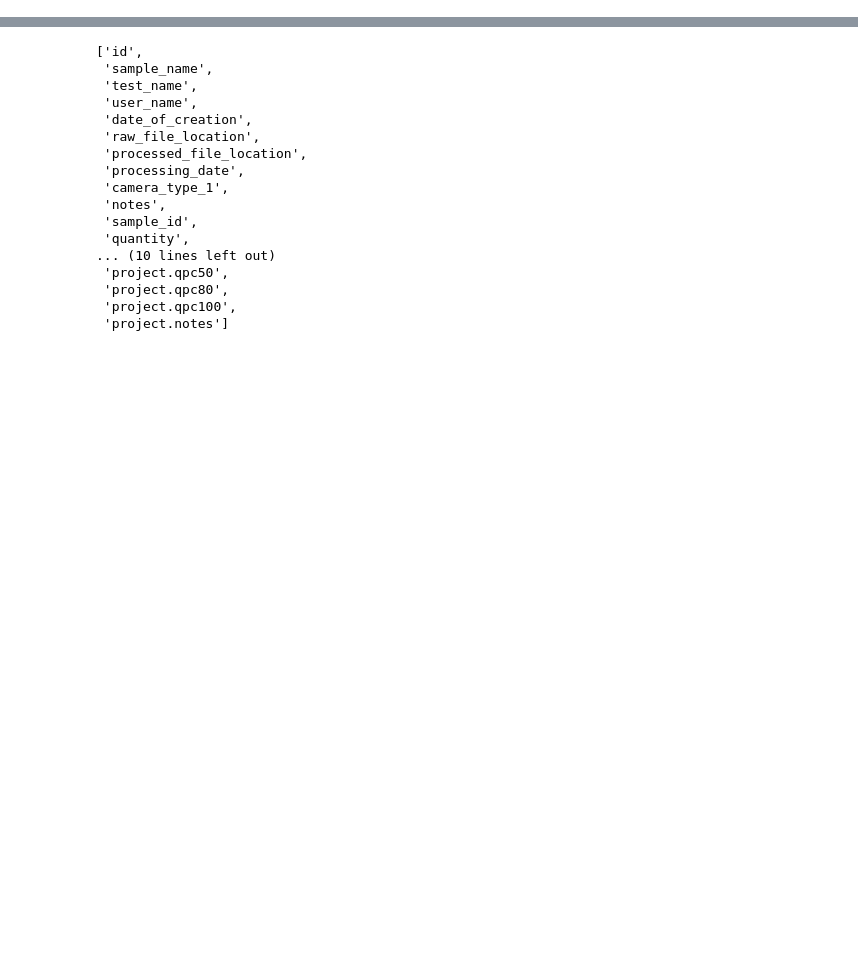
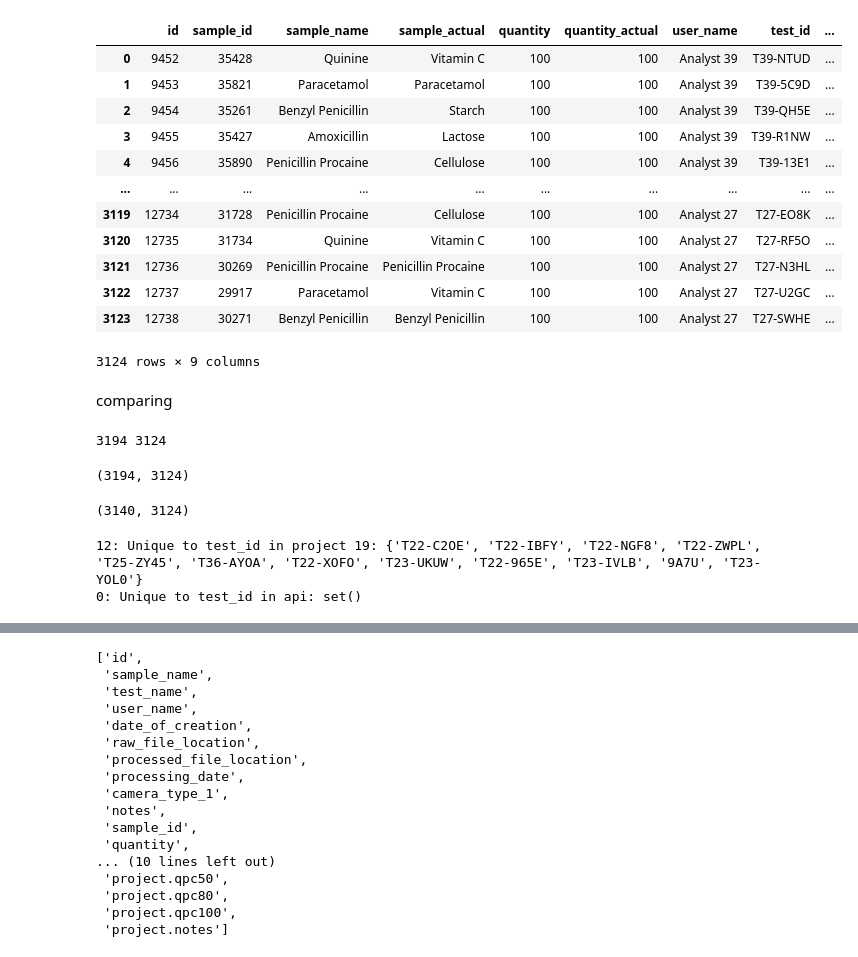
Before and after one commit to PaperAnalyticalDeviceND/pad_dataset_registry, a Jupyter notebook: nbs/DATASET__MSH-Tanzania/EXP__project-MSH-Tanzania-id-19-complete.ipynb, the cells around one changed output, grey strips where cells are left out. Drawn from its saved outputs; the diff is of its cells as text; code cells hidden in the pictures; blank space fills up the shorter version.

```diff
--- a/nbs/DATASET__MSH-Tanzania/EXP__project-MSH-Tanzania-id-19.ipynb
+++ b/nbs/DATASET__MSH-Tanzania/EXP__project-MSH-Tanzania-id-19-complete.ipynb
@@ -22,0 +44,53 @@ def get_project_data(project_id):
+# %%
+double_blind_for_api = pd.read_csv('double_blind_for_api_results.csv')
+double_blind_for_api
+# %% [output]
+|  | id | sample_id | sample_name | sample_actual | quantity | quantity_actual | user_name | test_id | ... |
+| 0 | 9452 | 35428 | Quinine | Vitamin C | 100 | 100 | Analyst 39 | T39-NTUD | ... |
+| 1 | 9453 | 35821 | Paracetamol | Paracetamol | 100 | 100 | Analyst 39 | T39-5C9D | ... |
+| 2 | 9454 | 35261 | Benzyl Penicillin | Starch | 100 | 100 | Analyst 39 | T39-QH5E | ... |
+| 3 | 9455 | 35427 | Amoxicillin | Lactose | 100 | 100 | Analyst 39 | T39-R1NW | ... |
+| 4 | 9456 | 35890 | Penicillin Procaine | Cellulose | 100 | 100 | Analyst 39 | T39-13E1 | ... |
+| ... | ... | ... | ... | ... | ... | ... | ... | ... | ... |
+| 3119 | 12734 | 31728 | Penicillin Procaine | Cellulose | 100 | 100 | Analyst 27 | T27-EO8K | ... |
+| 3120 | 12735 | 31734 | Quinine | Vitamin C | 100 | 100 | Analyst 27 | T27-RF5O | ... |
+| 3121 | 12736 | 30269 | Penicillin Procaine | Penicillin Procaine | 100 | 100 | Analyst 27 | T27-N3HL | ... |
+| 3122 | 12737 | 29917 | Paracetamol | Vitamin C | 100 | 100 | Analyst 27 | T27-U2GC | ... |
+| 3123 | 12738 | 30271 | Benzyl Penicillin | Benzyl Penicillin | 100 | 100 | Analyst 27 | T27-SWHE | ... |
+3124 rows × 9 columns
+# %% [markdown]
+comparing
+# %%
+print(len(project_data.id), len(double_blind_for_api.id))
+# %% [output]
+3194 3124
+# %%
+project_data.id.nunique(), double_blind_for_api.id.nunique()
+# %% [output]
+(3194, 3124)
+# %%
+project_data.test_id.nunique(), double_blind_for_api.test_id.nunique()
+# %% [output]
+(3140, 3124)
+# %%
+import numpy as np
+
+# Example data simulating your environment
+test_id_proj19 = project_data[~project_data.sample_name.isin(['Unknown', ''])].test_id.unique()
+test_id_database = double_blind_for_api.test_id.unique()
+
+# Convert arrays to sets
+set_proj19 = set(test_id_proj19)
+set_db = set(test_id_database)
+
+# Find items in test_id_proj19 not in test_id_database
+unique_to_proj19 = set_proj19 - set_db
+
+# Find items in test_id_database not in test_id_proj19
+unique_to_db = set_db - set_proj19
+
+print(f"{len(unique_to_proj19)}: Unique to test_id in project 19:", unique_to_proj19)
+print(f"{len(unique_to_db)}: Unique to test_id in api:", unique_to_db)
+# %% [output]
+12: Unique to test_id in project 19: {'T22-C2OE', 'T22-IBFY', 'T22-NGF8', 'T22-ZWPL', 'T25-ZY45', 'T36-AYOA', 'T22-XOFO', 'T23-UKUW', 'T22-965E', 'T23-IVLB', '9A7U', 'T23-YOL0'}
+0: Unique to test_id in api: set()
```
Also changed, not shown: parts of 43 cells of this notebook, 14 other files.
